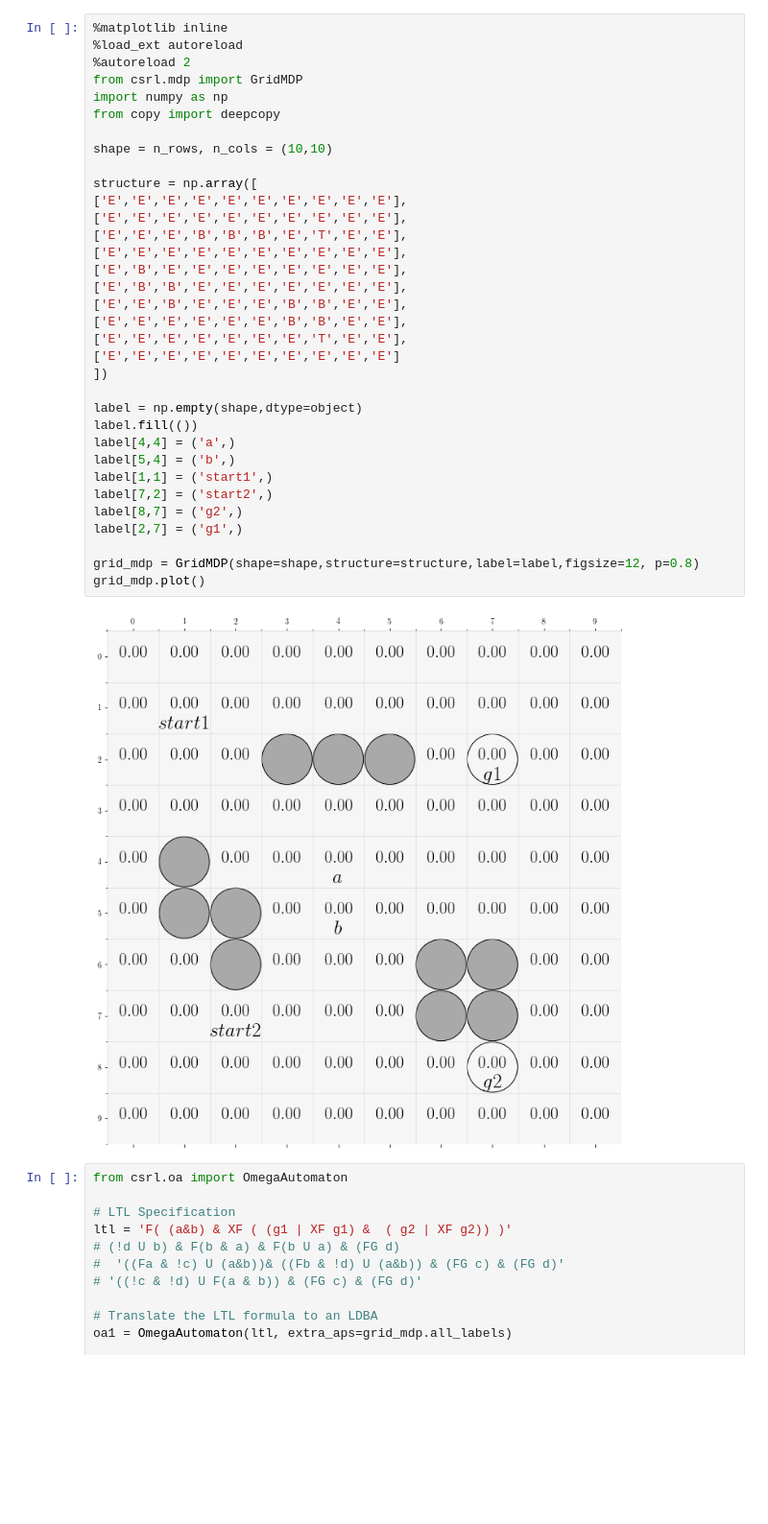
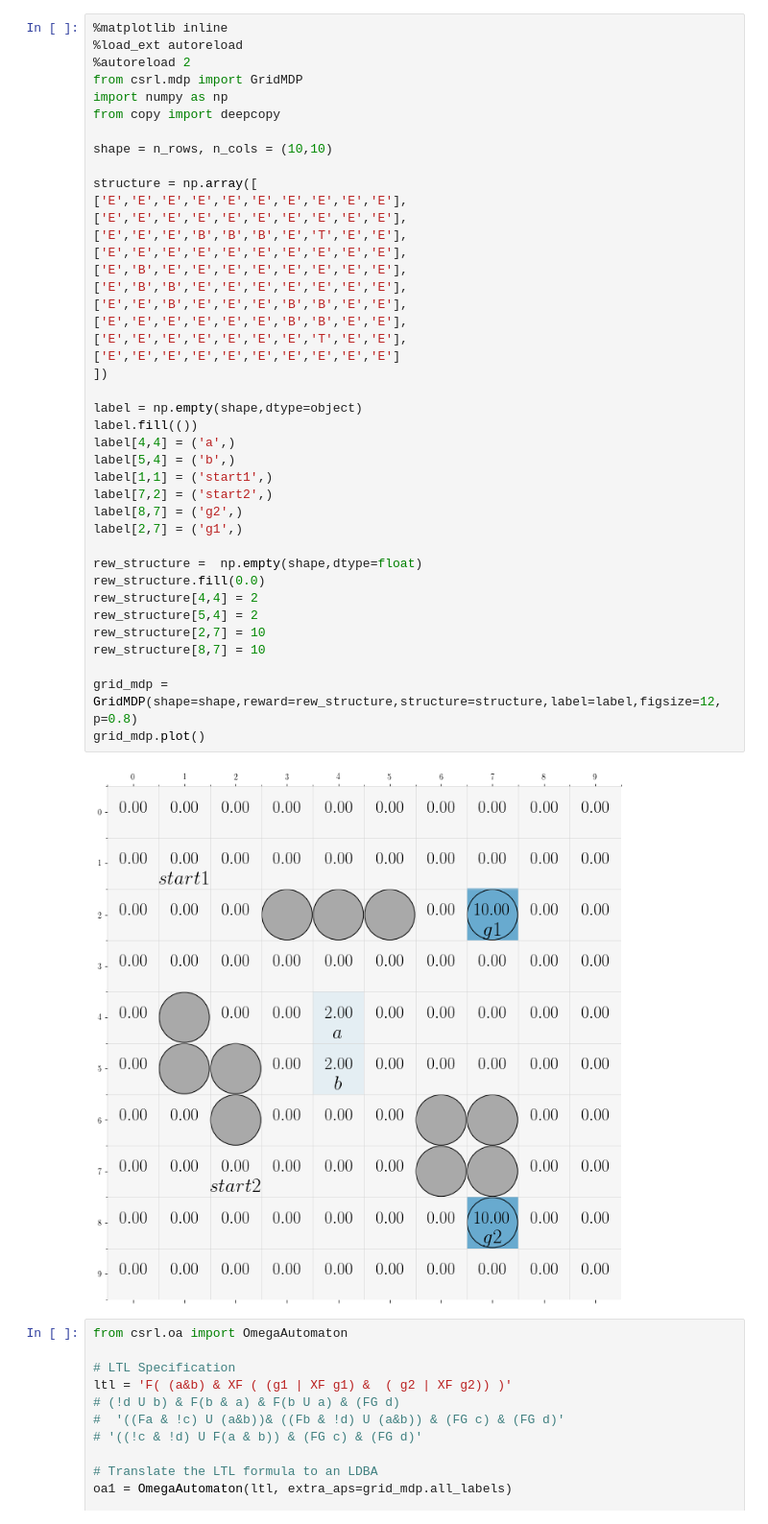
Before and after one commit to IngyN/macsrl, a Jupyter notebook: shared_oa_benchmark2.ipynb, the cells around one changed output. Shown at 96% size. Cells and saved outputs as stored; diff of their text form; blank space fills up the shorter version.

```diff
--- a/shared_oa_benchmark2.ipynb
+++ b/shared_oa_benchmark2.ipynb
@@ -5,35 +5,42 @@
 from csrl.mdp import GridMDP
 import numpy as np
 from copy import deepcopy
 
 shape = n_rows, n_cols = (10,10)
 
 structure = np.array([
 ['E','E','E','E','E','E','E','E','E','E'],
 ['E','E','E','E','E','E','E','E','E','E'],
 ['E','E','E','B','B','B','E','T','E','E'],
 ['E','E','E','E','E','E','E','E','E','E'],
 ['E','B','E','E','E','E','E','E','E','E'],
 ['E','B','B','E','E','E','E','E','E','E'],
 ['E','E','B','E','E','E','B','B','E','E'],
 ['E','E','E','E','E','E','B','B','E','E'],
 ['E','E','E','E','E','E','E','T','E','E'],
 ['E','E','E','E','E','E','E','E','E','E']
 ])
 
 label = np.empty(shape,dtype=object)
 label.fill(())
 label[4,4] = ('a',)
 label[5,4] = ('b',)
 label[1,1] = ('start1',)
 label[7,2] = ('start2',)
 label[8,7] = ('g2',)
 label[2,7] = ('g1',)
 
-grid_mdp = GridMDP(shape=shape,structure=structure,label=label,figsize=12, p=0.8)
+rew_structure =  np.empty(shape,dtype=float)
+rew_structure.fill(0.0)
+rew_structure[4,4] = 2
+rew_structure[5,4] = 2
+rew_structure[2,7] = 10
+rew_structure[8,7] = 10
+
+grid_mdp = GridMDP(shape=shape,reward=rew_structure,structure=structure,label=label,figsize=12, p=0.8)
 grid_mdp.plot()
 # %% [output]
-[figure, old version]
+[figure, new version]
 # %%
 from csrl.oa import OmegaAutomaton
 
```
Also changed, not shown: parts of 5 cells of this notebook, 32 other files.
